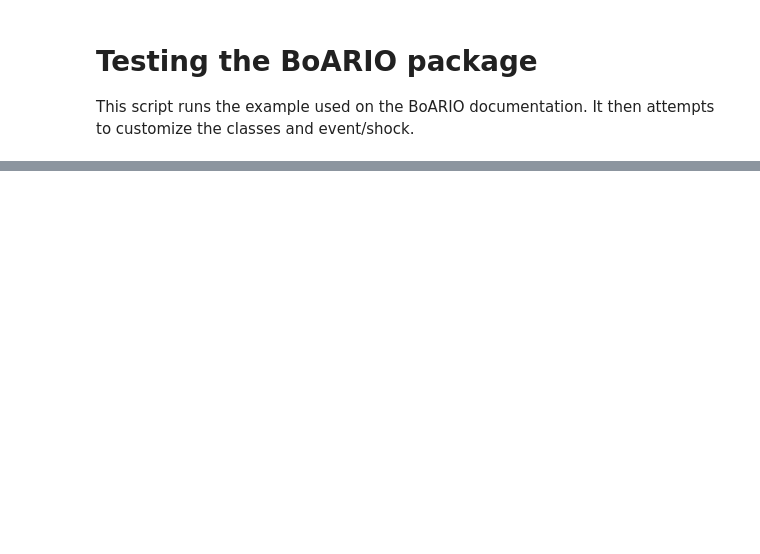
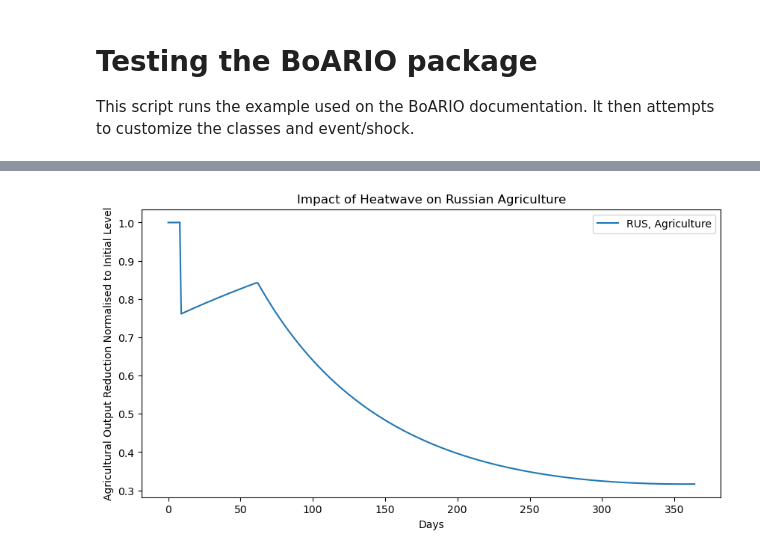
Before and after one commit to camillejmora/climpyplots, a Jupyter notebook: boario/impacts_boario.ipynb, the cells around one changed output, grey strips where cells are left out. Cells and saved outputs as stored; diff of their text form; code cells hidden in the pictures; blank space fills up the shorter version.

```diff
--- a/boario/impacts_boario.ipynb
+++ b/boario/impacts_boario.ipynb
@@ -54,0 +171,17 @@ df.loc[:, ("reg4", slice(None))].plot()
+# %%
+import pymrio
+import os
+
+# First check valid eora object
+eora = pymrio.parse_eora26(year=2009, path=eora_storage)
+
+# Create the directory
+eora_pkl = "data/tmp/eora/Eora26_2009_pkl/"
+os.makedirs(eora_pkl, exist_ok=True)
+
+## Pickle
+# Save to pickle format
+eora.save_all(path=eora_pkl, table_format="pkl")
+
+# Load the pickled data
+eora = pymrio.load_all(path=eora_pkl)
@@ -54,0 +329,23 @@ df.loc[:, ("reg4", slice(None))].plot()
+# %%
+import matplotlib.pyplot as plt
+
+# You can generate a dataframe of
+# the production with the following line
+df = sim.production_realised
+# This allows to normalize production at its initial level
+df = df / df.loc[0]
+
+russia = df.loc[:, ("RUS", slice('Agriculture'))]
+
+fig, ax = plt.subplots(figsize=(10, 5))
+lines = ax.plot(russia)
+
+ax.set_xlabel("Days")
+ax.set_ylabel("Agricultural Output Reduction Normalised to Initial Level")
+ax.set_title("Impact of Heatwave on Russian Agriculture")
+
+ax.legend(lines, ['RUS, Agriculture'])
+
+plt.show()
+# %% [output]
+[figure, added]
```
Also changed, not shown: parts of 18 cells of this notebook.
